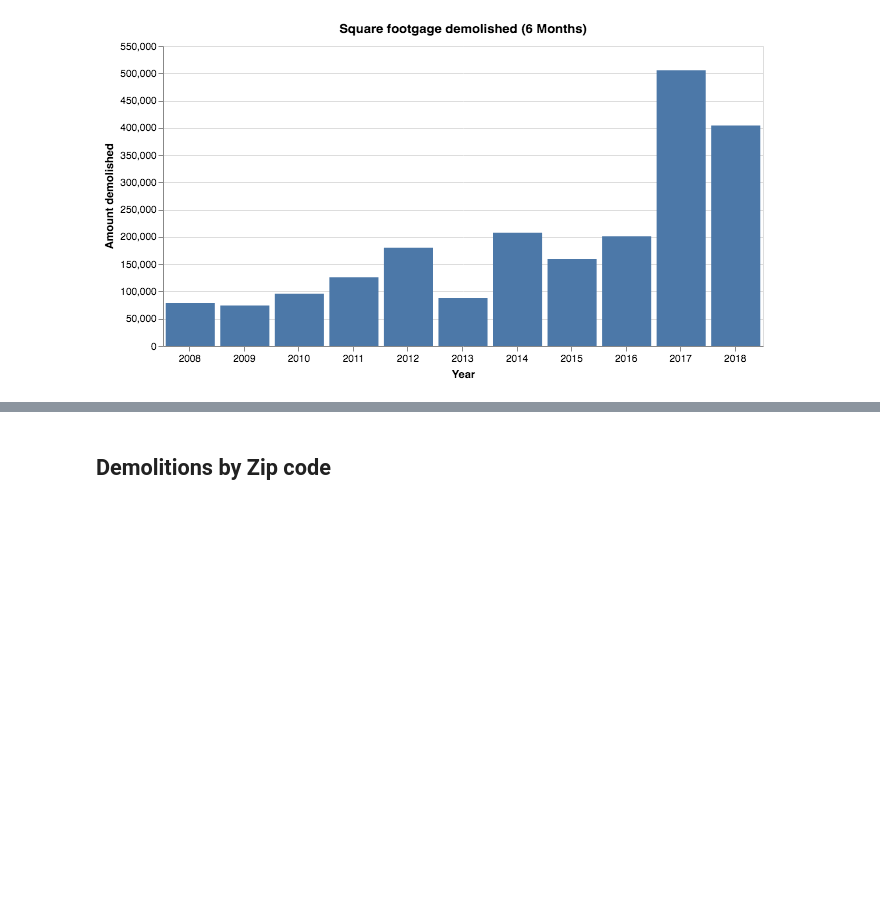
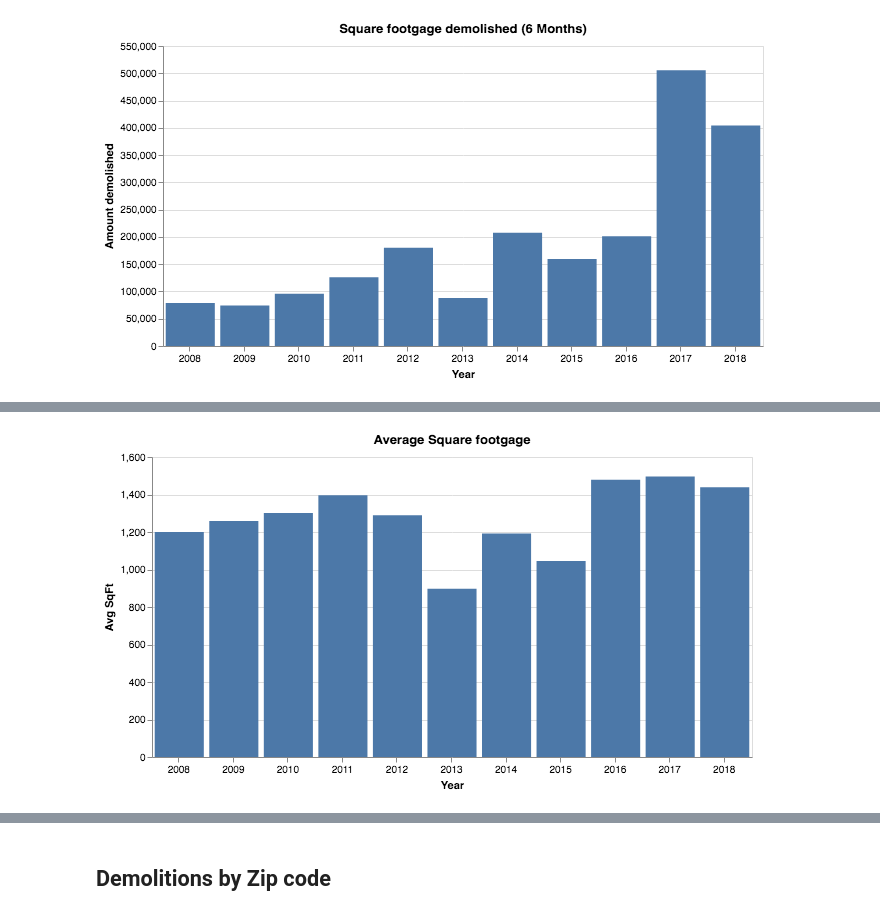
Before and after one commit to swkasica/demolitions, a Jupyter notebook: notebooks/02_Analysis_Full_demos.ipynb, the cells around one changed output, grey strips where cells are left out. Drawn from its saved outputs; the diff is of its cells as text; code cells hidden in the pictures; blank space fills up the shorter version.

```diff
--- a/notebooks/02_Analysis_Full_demos.ipynb
+++ b/notebooks/02_Analysis_Full_demos.ipynb
@@ -166,0 +170,7 @@ alt.Chart(demos_spft_6mo.reset_index(), title="Square footgage demolished (6 Mon
+# %%
+# group by year, sqft totals for first six months
+demos_spft_avg = demolitions.groupby(
+    'CalendarYearIssued'
+).mean().TotalExistingBldgSQFT.reset_index()
+demos_spft_avg.columns = ['Year', 'Avg SqFt']
+demos_spft_avg
@@ -166,0 +190,7 @@ alt.Chart(demos_spft_6mo.reset_index(), title="Square footgage demolished (6 Mon
+# %%
+alt.Chart(demos_spft_avg.reset_index(), title="Average Square footgage").mark_bar().encode(
+    x=alt.X("Year:O", axis=alt.Axis(title="Year", labelAngle=0)),
+    y=alt.Y("Avg SqFt:Q", axis=alt.Axis(title="Avg SqFt")),
+).properties(width=600)
+# %% [output]
+[figure, added]
```
Also changed, not shown: parts of 22 cells of this notebook, 1 other file.
